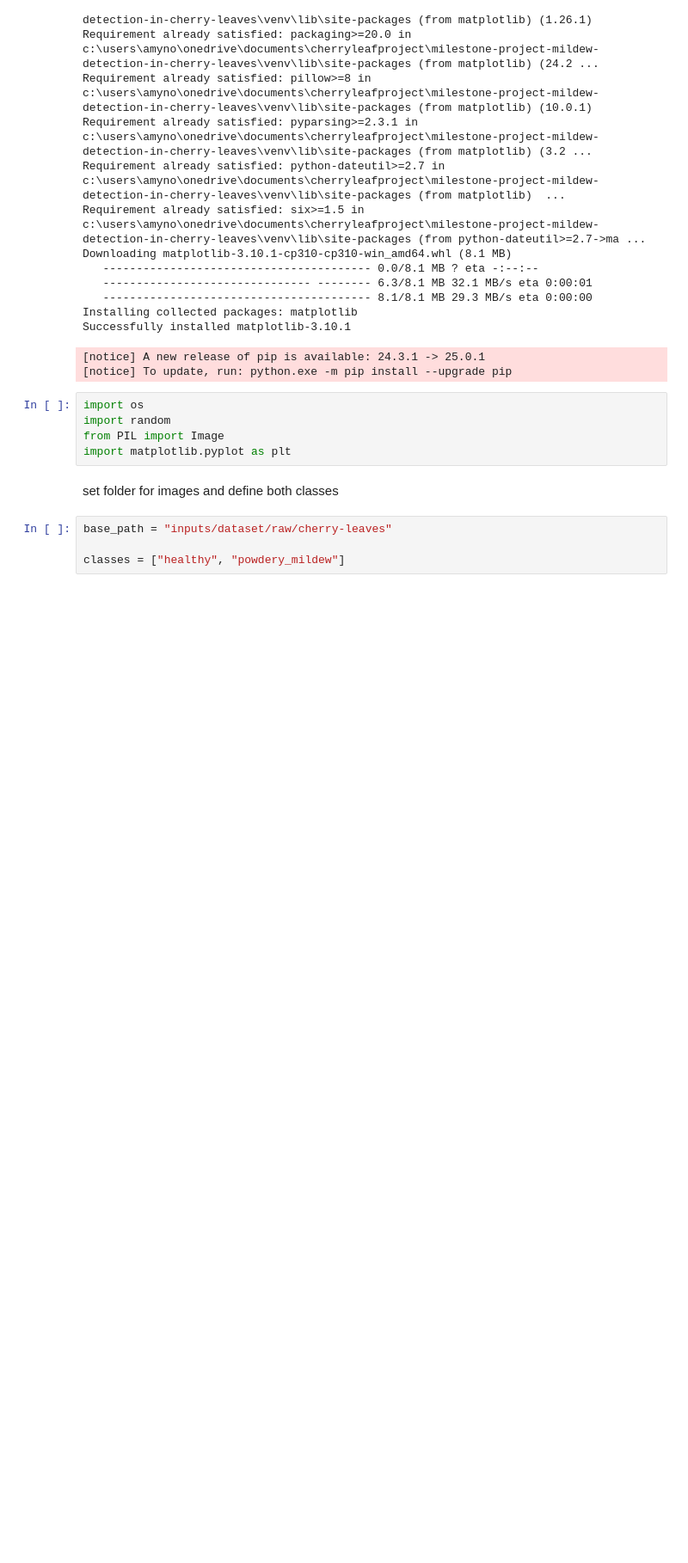
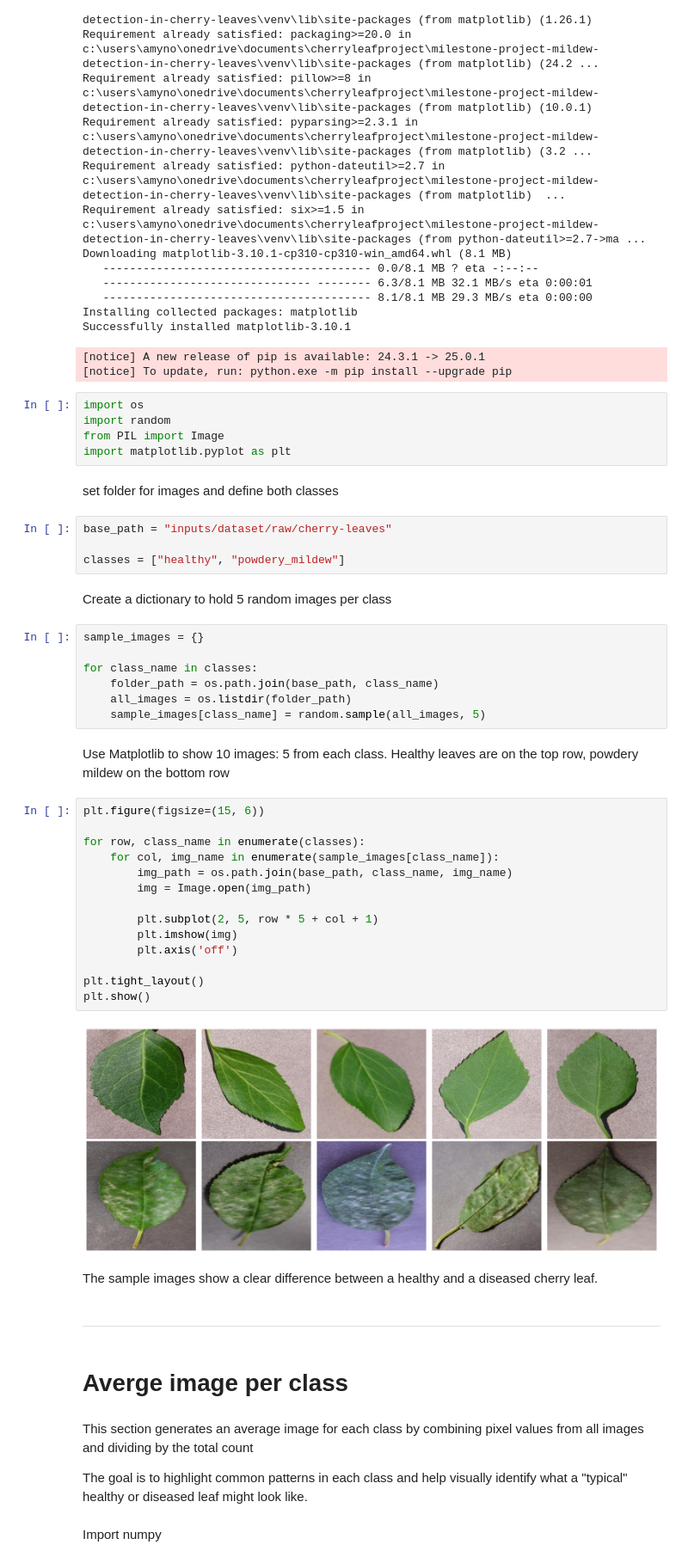
Before and after one commit to NorfolkTate/milestone-project-mildew-detection-in-cherry-leaves, a Jupyter notebook: jupyter_notebooks/2_visual_study.ipynb, the cells around one changed output. Shown at 86% size. Drawn from its saved outputs; the diff is of its cells as text; blank space fills up the shorter version.

```diff
--- a/jupyter_notebooks/2_visual_study.ipynb
+++ b/jupyter_notebooks/2_visual_study.ipynb
@@ -116,3 +116,42 @@ set folder for images and define both classes
 base_path = "inputs/dataset/raw/cherry-leaves"
 
 classes = ["healthy", "powdery_mildew"]
+# %% [markdown]
+Create a dictionary to hold 5 random images per class
+# %%
+sample_images = {}
+
+for class_name in classes:
+    folder_path = os.path.join(base_path, class_name)
+    all_images = os.listdir(folder_path)
+    sample_images[class_name] = random.sample(all_images, 5)
+# %% [markdown]
+Use Matplotlib to show 10 images: 5 from each class. Healthy leaves are on the top row, powdery mildew on the bottom row
+# %%
+plt.figure(figsize=(15, 6))
+
+for row, class_name in enumerate(classes):
+    for col, img_name in enumerate(sample_images[class_name]):
+        img_path = os.path.join(base_path, class_name, img_name)
+        img = Image.open(img_path)
+
+        plt.subplot(2, 5, row * 5 + col + 1)
+        plt.imshow(img)
+        plt.axis('off')
+
+plt.tight_layout()
+plt.show()
+# %% [output]
+[figure, added]
+# %% [markdown]
+The sample images show a clear difference between a healthy and a diseased cherry leaf.
+# %% [markdown]
+---
+# %% [markdown]
+# Averge image per class
+# %% [markdown]
+This section generates an average image for each class by combining pixel values from all images and dividing by the total count
+
+The goal is to highlight common patterns in each class and help visually identify what a "typical" healthy or diseased leaf might look like.
+# %% [markdown]
+Import numpy
```
Also changed, not shown: parts of 7 cells of this notebook.
